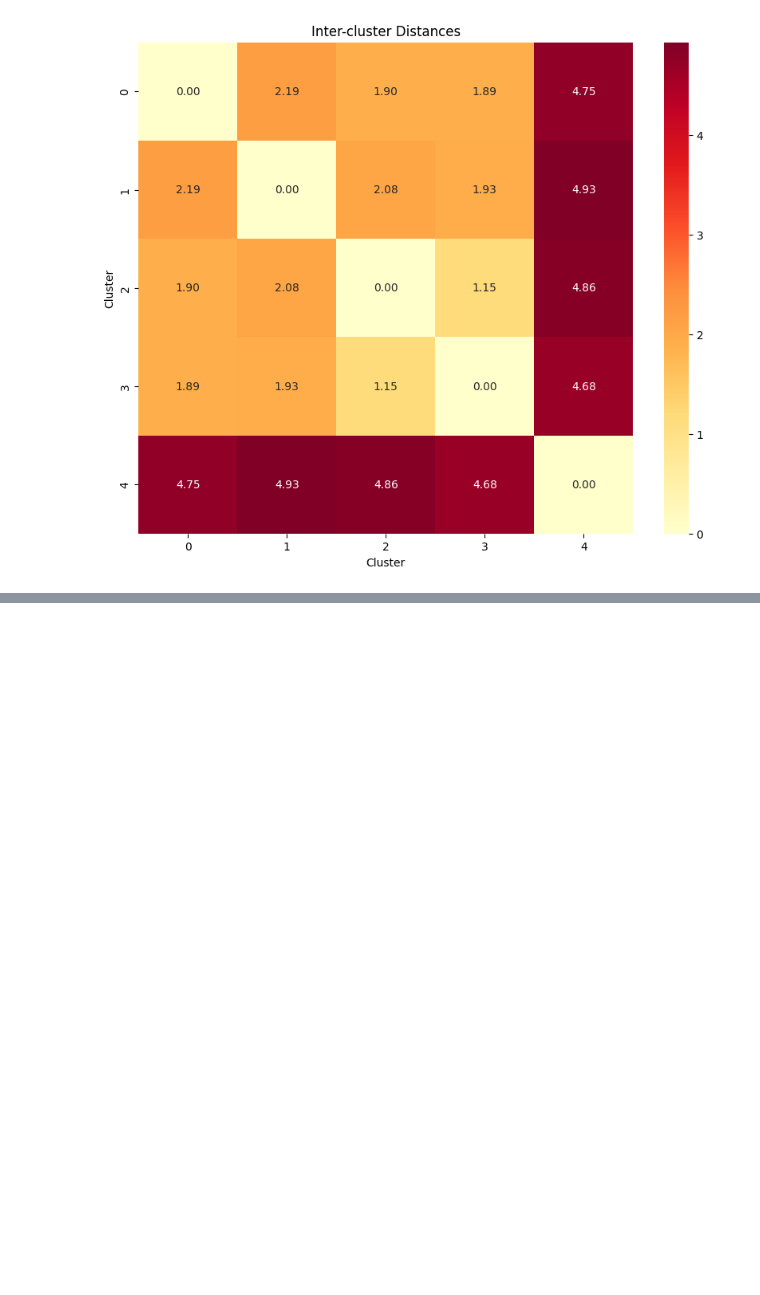
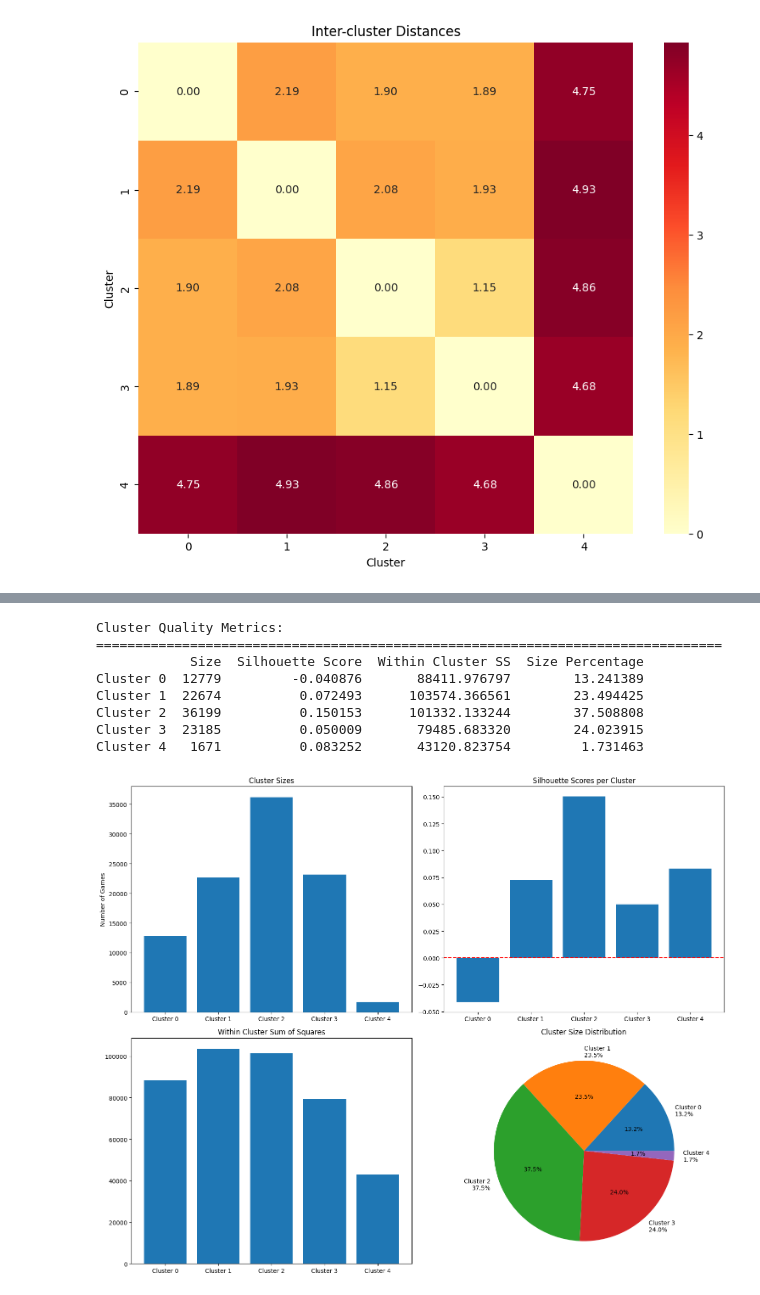
Before and after one commit to adsh16/game-recommendation-system, a Jupyter notebook: main2.ipynb, the cells around one changed output, grey strips where cells are left out. Cells and saved outputs as stored; diff of their text form; code cells hidden in the pictures; blank space fills up the shorter version.

```diff
--- a/main2.ipynb
+++ b/main2.ipynb
@@ -575,0 +609,68 @@ Variance explained by first two components: 35.49%
+# %%
+# Calculate cluster sizes and ensure integer index
+cluster_sizes = pd.Series(labels).value_counts().sort_index()
+cluster_sizes.index = [f'Cluster {i}' for i in range(len(cluster_sizes))]
+
+# Calculate per-cluster silhouette scores with consistent index
+silhouette_vals = silhouette_samples(features_array, labels)
+cluster_silhouettes = pd.Series([
+    silhouette_vals[labels == i].mean()
+    for i in range(5)
+], index=[f'Cluster {i}' for i in range(5)])
+
+# Calculate within-cluster sum of squares for each cluster
+within_cluster_ss = []
+for i in range(5):
+    cluster_points = features_array[labels == i]
+    centroid = kmeans_model.cluster_centers_[i]
+    within_cluster_ss.append(np.sum((cluster_points - centroid) ** 2))
+
+# Create summary DataFrame with consistent string indices
+cluster_quality = pd.DataFrame({
+    'Size': cluster_sizes,
+    'Silhouette Score': cluster_silhouettes,
+    'Within Cluster SS': within_cluster_ss,
+    'Size Percentage': (cluster_sizes / len(labels) * 100)
+}, index=[f'Cluster {i}' for i in range(5)])
+
+# Print detailed metrics
+print("Cluster Quality Metrics:")
+print("=" * 80)
+print(cluster_quality)
+
+# Visualize cluster metrics
+fig, axes = plt.subplots(2, 2, figsize=(15, 12))
+
+# Size distribution
+axes[0,0].bar(cluster_quality.index, cluster_quality['Size'])
+axes[0,0].set_title('Cluster Sizes')
+axes[0,0].set_ylabel('Number of Games')
+
+# Silhouette scores
+axes[0,1].bar(cluster_quality.index, cluster_quality['Silhouette Score'])
+axes[0,1].set_title('Silhouette Scores per Cluster')
+axes[0,1].axhline(y=0, color='r', linestyle='--')
+
+# Within cluster sum of squares
+axes[1,0].bar(cluster_quality.index, cluster_quality['Within Cluster SS'])
+axes[1,0].set_title('Within Cluster Sum of Squares')
+
+# Size percentage
+axes[1,1].pie(cluster_quality['Size Percentage'],
+              labels=[f'Cluster {i}\n{size:.1f}%'
+                     for i, size in enumerate(cluster_quality['Size Percentage'])],
+              autopct='%1.1f%%')
+axes[1,1].set_title('Cluster Size Distribution')
+
+plt.tight_layout()
+plt.show()
+# %% [output]
+Cluster Quality Metrics:
+================================================================================
+            Size  Silhouette Score  Within Cluster SS  Size Percentage
+Cluster 0  12779         -0.040876       88411.976797        13.241389
+Cluster 1  22674          0.072493      103574.366561        23.494425
+Cluster 2  36199          0.150153      101332.133244        37.508808
+Cluster 3  23185          0.050009       79485.683320        24.023915
+Cluster 4   1671          0.083252       43120.823754         1.731463
+[figure, added]
```
Also changed, not shown: parts of 7 cells of this notebook.
